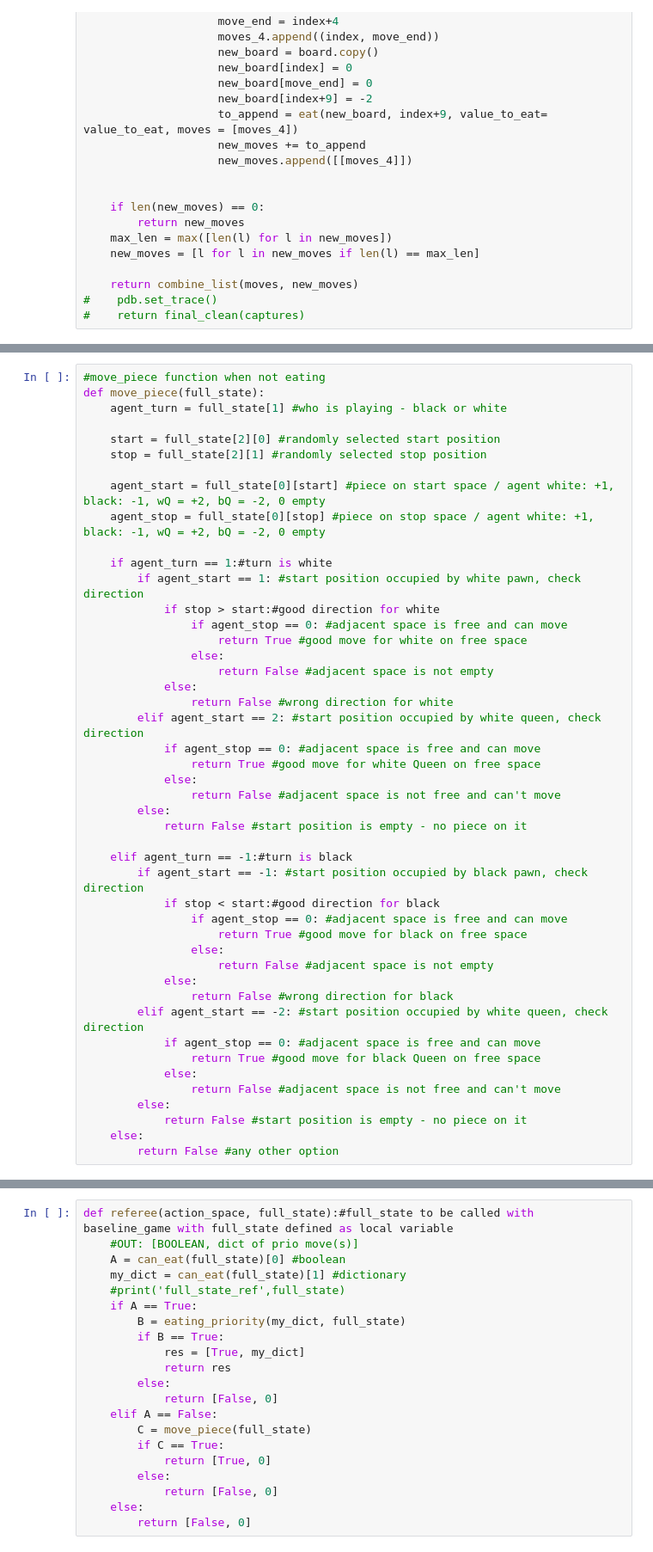
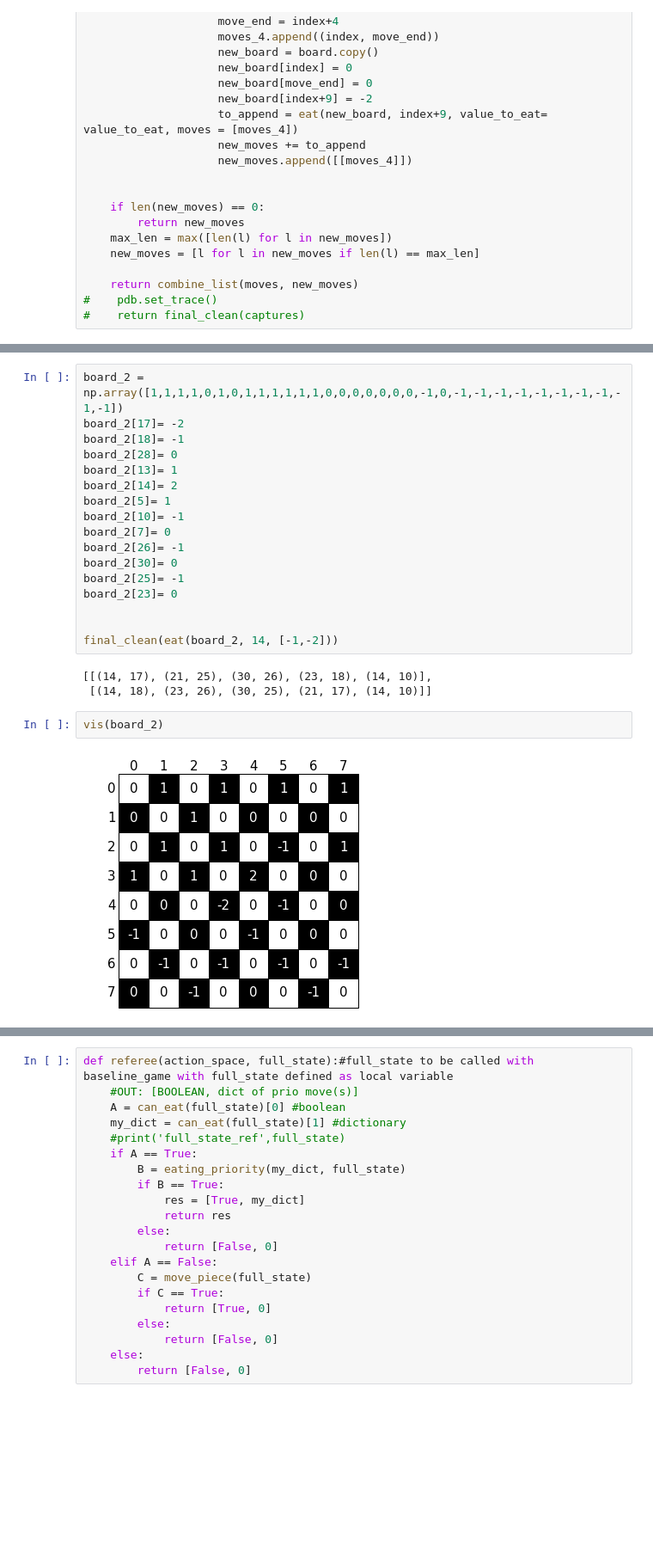
Before and after one commit to federicoschiaffino/Eldo, a Jupyter notebook: Eldo/consolidated_notebook_v3_WORKS.ipynb, the cells around one changed output, grey strips where cells are left out. Shown at 86% size. Drawn from its saved outputs; the diff is of its cells as text; blank space fills up the shorter version.

```diff
--- a/Eldo/consolidated_notebook_v3_WORKS.ipynb
+++ b/Eldo/consolidated_notebook_v3_WORKS.ipynb
@@ -1359,50 +1363,28 @@ def can_eat(full_state): #out [boolean, dict]
         return [True, my_dict]
     else:
         return [False,0]
-# %%
-#move_piece function when not eating
-def move_piece(full_state):
-    agent_turn = full_state[1] #who is playing - black or white
-
-    start = full_state[2][0] #randomly selected start position
-    stop = full_state[2][1] #randomly selected stop position
-
-    agent_start = full_state[0][start] #piece on start space / agent white: +1, black: -1, wQ = +2, bQ = -2, 0 empty
-    agent_stop = full_state[0][stop] #piece on stop space / agent white: +1, black: -1, wQ = +2, bQ = -2, 0 empty
-
-    if agent_turn == 1:#turn is white
-        if agent_start == 1: #start position occupied by white pawn, check direction
-            if stop > start:#good direction for white
-                if agent_stop == 0: #adjacent space is free and can move
-                    return True #good move for white on free space
-                else:
-                    return False #adjacent space is not empty
-            else:
-                return False #wrong direction for white
-        elif agent_start == 2: #start position occupied by white queen, check direction
-            if agent_stop == 0: #adjacent space is free and can move
-                return True #good move for white Queen on free space
-            else:
-                return False #adjacent space is not free and can't move
-        else:
-            return False #start position is empty - no piece on it
-
-    elif agent_turn == -1:#turn is black
-        if agent_start == -1: #start position occupied by black pawn, check direction
-            if stop < start:#good direction for black
-                if agent_stop == 0: #adjacent space is free and can move
-                    return True #good move for black on free space
-                else:
-                    return False #adjacent space is not empty
-            else:
-                return False #wrong direction for black
-        elif agent_start == -2: #start position occupied by white queen, check direction
-            if agent_stop == 0: #adjacent space is free and can move
-                return True #good move for black Queen on free space
-            else:
-                return False #adjacent space is not free and can't move
-        else:
-            return False #start position is empty - no piece on it
-    else:
-        return False #any other option
+# %%
+board_2 = np.array([1,1,1,1,0,1,0,1,1,1,1,1,1,0,0,0,0,0,0,0,-1,0,-1,-1,-1,-1,-1,-1,-1,-1,-1,-1])
+board_2[17]= -2
+board_2[18]= -1
+board_2[28]= 0
+board_2[13]= 1
+board_2[14]= 2
+board_2[5]= 1
+board_2[10]= -1
+board_2[7]= 0
+board_2[26]= -1
+board_2[30]= 0
+board_2[25]= -1
+board_2[23]= 0
+
+
+final_clean(eat(board_2, 14, [-1,-2]))
+# %% [output]
+[[(14, 17), (21, 25), (30, 26), (23, 18), (14, 10)],
+ [(14, 18), (23, 26), (30, 25), (21, 17), (14, 10)]]
+# %%
+vis(board_2)
+# %% [output]
+[figure, added]
 # %%
```
Also changed, not shown: parts of 23 cells of this notebook.
